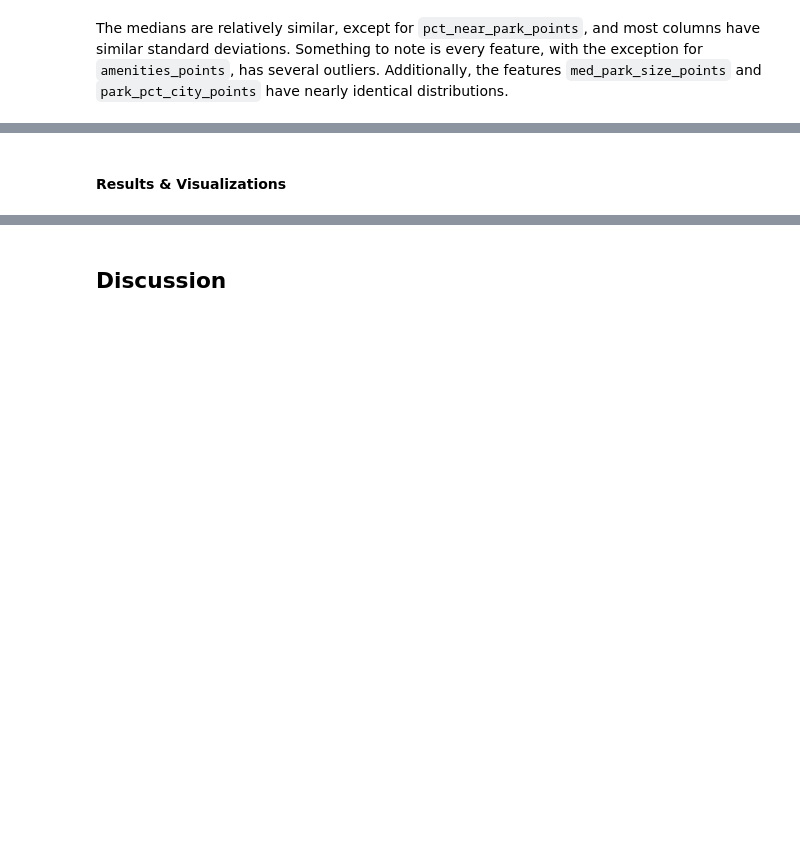
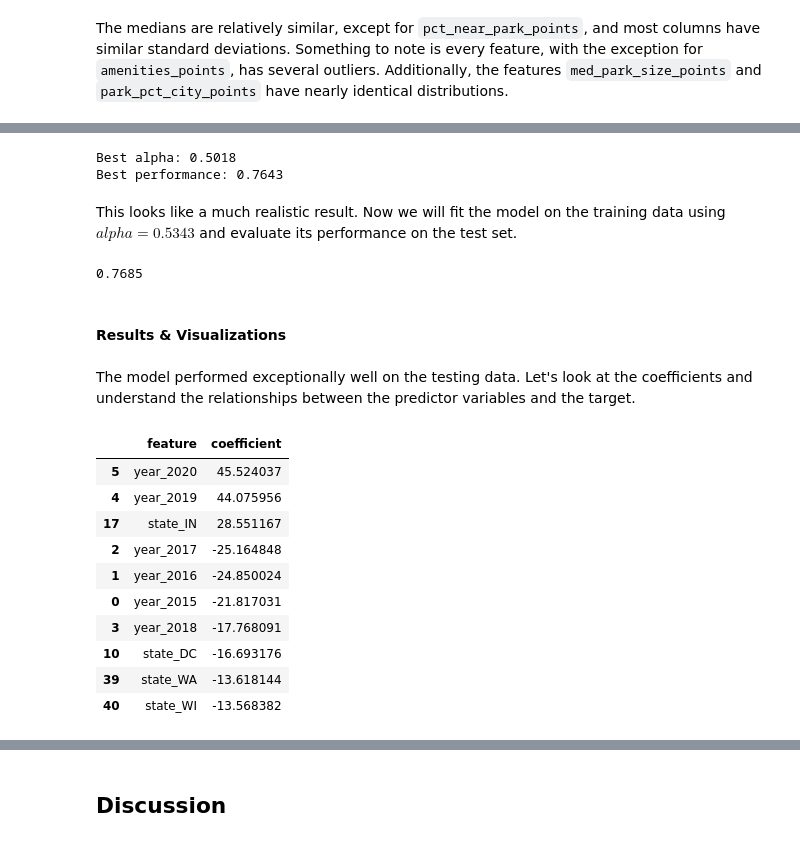
Before and after one commit to UBC-DSCI-310-2025W2/dsci-310-group-08, a Jupyter notebook: notebooks/parks_analysis.ipynb, the cells around one changed output, grey strips where cells are left out. Cells and saved outputs as stored; diff of their text form; code cells hidden in the pictures; blank space fills up the shorter version.

```diff
--- a/notebooks/parks_analysis.ipynb
+++ b/notebooks/parks_analysis.ipynb
@@ -249,2 +376,51 @@ The medians are relatively similar, except for `pct_near_park_points`, and most
+# %%
+# hyperparameter tuning
+grid_search_new = RandomizedSearchCV(pipe_new, param_distributions=param_grid, n_iter=100, n_jobs=-1, return_train_score=True)
+grid_search_new.fit(X_train, y_train)
+
+# results
+print(f"Best alpha: {grid_search_new.best_params_['ridge__alpha']:.4f}")
+print(f"Best performance: {grid_search_new.best_score_:.4f}")
+# %% [output]
+Best alpha: 0.5018
+Best performance: 0.7643
+# %% [markdown]
+This looks like a much realistic result. Now we will fit the model on the training data using $alpha = 0.5343$ and evaluate its performance on the test set.
+# %%
+# predictions
+final_pipe = make_pipeline(preprocessor, Ridge(alpha=grid_search_new.best_params_['ridge__alpha']))
+final_pipe.fit(X_train, y_train)
+
+round(final_pipe.score(X_test, y_test), 4)
+# %% [output]
+0.7685
 # %% [markdown]
 #### Results & Visualizations
+# %% [markdown]
+The model performed exceptionally well on the testing data. Let's look at the coefficients and understand the relationships between the predictor variables and the target.
+# %%
+# get feature names after preprocessing
+feature_names = final_pipe.named_steps['columntransformer'].get_feature_names_out()
+
+# zip into a dataframe
+coef_df = pd.DataFrame({
+    'feature': feature_names,
+    'coefficient': final_pipe.named_steps['ridge'].coef_
+}).sort_values('coefficient', key=abs, ascending=False)
+
+coef_df['feature'] = coef_df['feature'].str.replace('onehotencoder__', '').str.replace('standardscaler__', '')
+# %%
+# top 10 features
+coef_df.head(10)
+# %% [output]
+|  | feature | coefficient |
+| 5 | year_2020 | 45.524037 |
+| 4 | year_2019 | 44.075956 |
+| 17 | state_IN | 28.551167 |
+| 2 | year_2017 | -25.164848 |
+| 1 | year_2016 | -24.850024 |
+| 0 | year_2015 | -21.817031 |
+| 3 | year_2018 | -17.768091 |
+| 10 | state_DC | -16.693176 |
+| 39 | state_WA | -13.618144 |
+| 40 | state_WI | -13.568382 |
```
Also changed, not shown: parts of 12 cells of this notebook.
